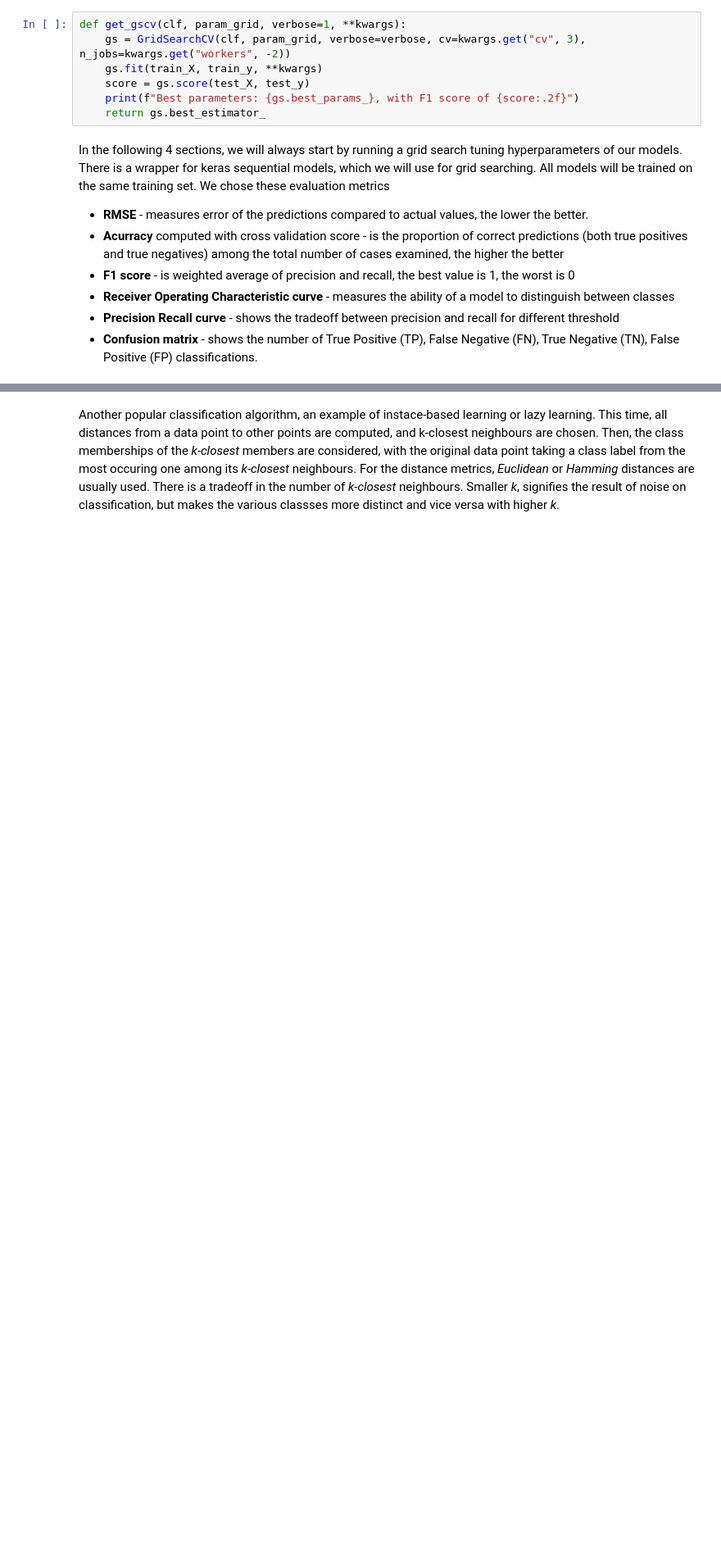
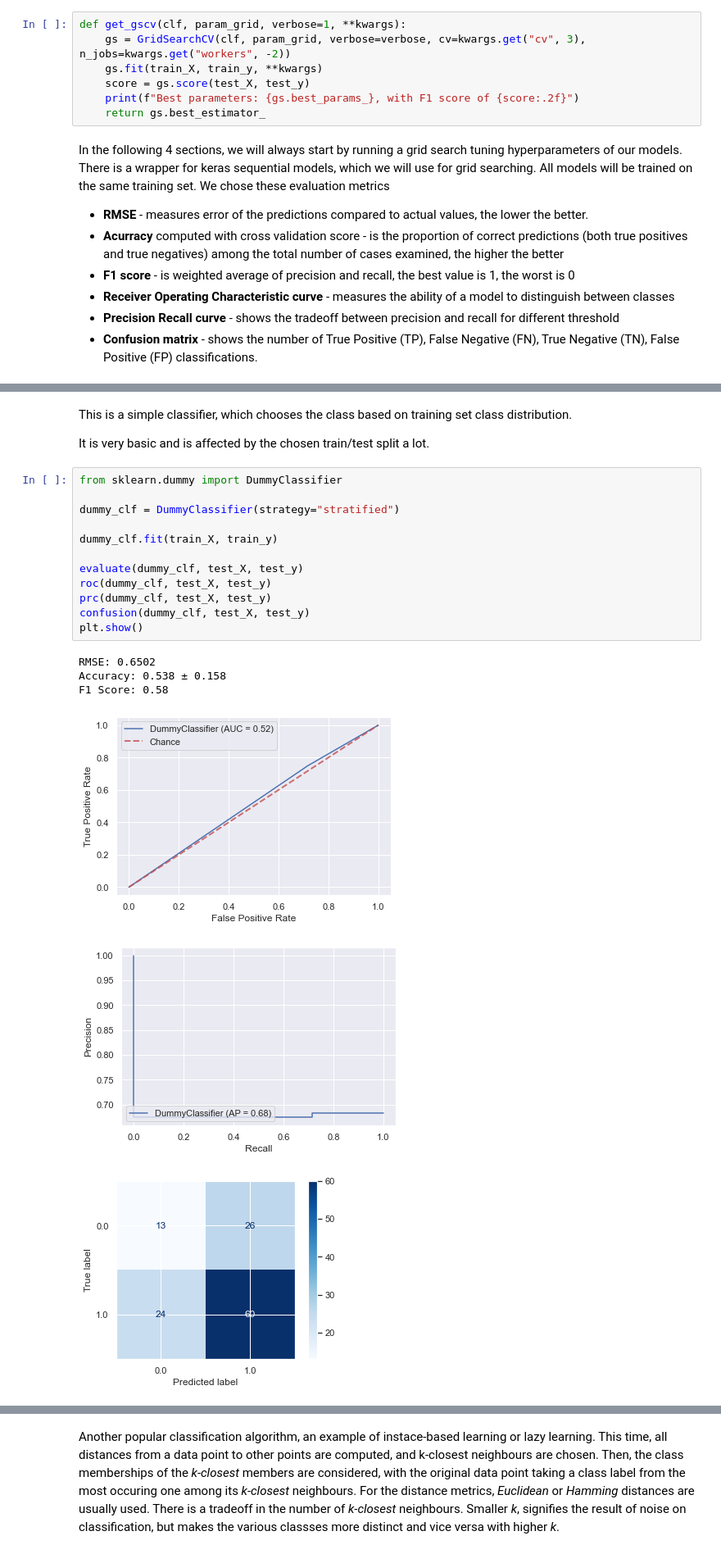
Before and after one commit to KundaPanda/IB031, a Jupyter notebook: notebook.ipynb, the cells around one changed output, grey strips where cells are left out. Shown at 82% size. Drawn from its saved outputs; the diff is of its cells as text; blank space fills up the shorter version.

```diff
--- a/notebook.ipynb
+++ b/notebook.ipynb
@@ -320 +323,24 @@ we will use for grid searching. All models will be trained on the same training
+# %% [markdown]
+This is a simple classifier, which chooses the class based on training set class distribution.
+
+It is very basic and is affected by the chosen train/test split a lot.
+# %%
+from sklearn.dummy import DummyClassifier
+
+dummy_clf = DummyClassifier(strategy="stratified")
+
+dummy_clf.fit(train_X, train_y)
+
+evaluate(dummy_clf, test_X, test_y)
+roc(dummy_clf, test_X, test_y)
+prc(dummy_clf, test_X, test_y)
+confusion(dummy_clf, test_X, test_y)
+plt.show()
+# %% [output]
+RMSE: 0.6502
+Accuracy: 0.538 ± 0.158
+F1 Score: 0.58
+[figure, added]
+[figure, added]
+[figure, added]
 # %% [markdown]
```
Also changed, not shown: parts of 18 cells of this notebook, 19 other files.
